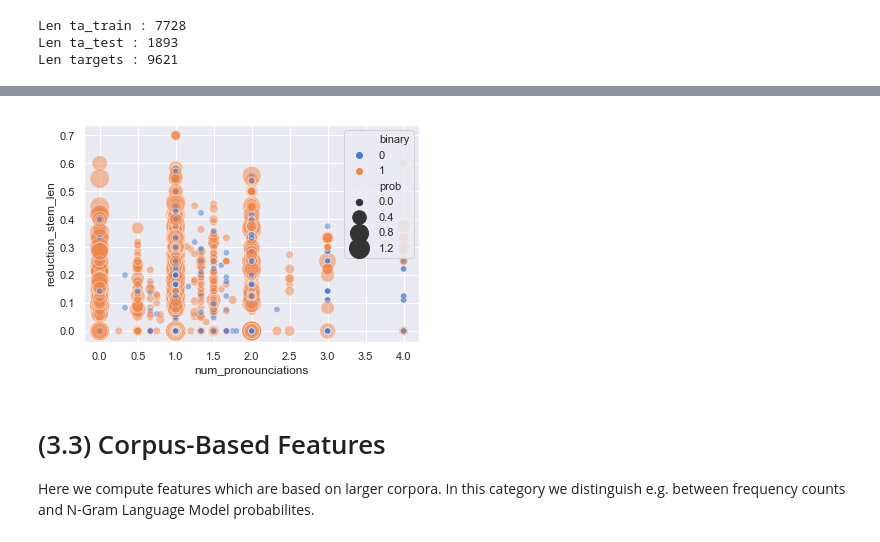
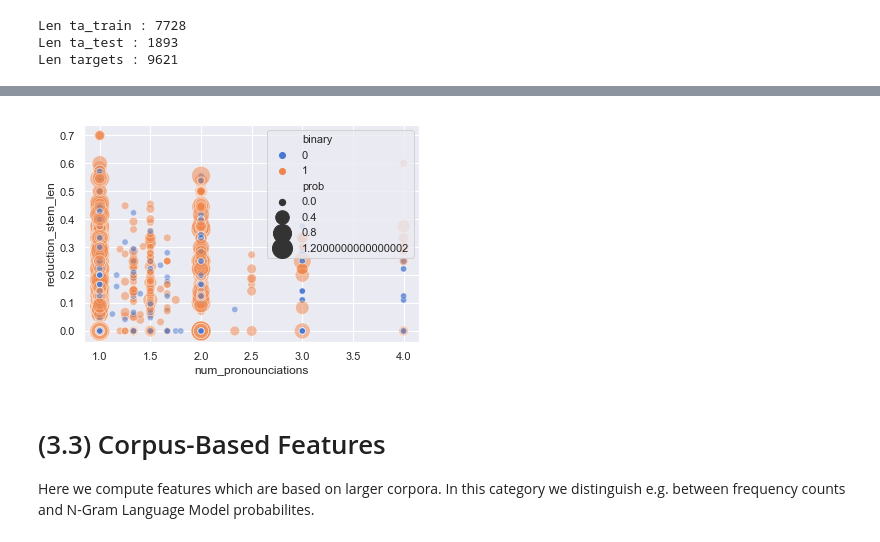
Before and after one commit to kristiankolthoff/CoWoPhId, a Jupyter notebook: python/features_cwi.ipynb, the cells around one changed output, grey strips where cells are left out. Drawn from its saved outputs; the diff is of its cells as text; code cells hidden in the pictures.

```diff
--- a/python/features_cwi.ipynb
+++ b/python/features_cwi.ipynb
@@ -72,6 +135,13 @@ def agg_feat_num_max(target, func_feature, *args):
 
 def agg_feat_num_min(target, func_feature, *args):
     return np.min([func_feature(token, *args) for token in word_tokenize(target)])
+# %%
+aggs_small = [Aggregation('mean', agg_feat_num_average), Aggregation('max', agg_feat_num_max)]
+aggs_all = [Aggregation('mean', agg_feat_num_average), Aggregation('median', agg_feat_num_median),
+            Aggregation('max', agg_feat_num_max), Aggregation('min', agg_feat_num_min),
+           Aggregation('weighted_mean', agg_feat_num_weighted_average_medium)]
+# %%
+aggs = aggs_small
 # %%
 def concat_feature_datasets(*args):
     zipped = zip(*args)
@@ -441,12 +277,0 @@ train.loc[train.hyphenated >=1,]
-# %%
-import seaborn as sns
-import matplotlib.pyplot as plt
-
-sns.set(style="darkgrid")
-
-data = dataset_fc_orthographic[0].train
-
-complexity_plot = sns.scatterplot(x="length", y="ratio_cap_letters", hue="binary", size='prob',
-            sizes=(40, 400), alpha=.5, palette="muted",
-            data=data)
-plt.show(complexity_plot)
@@ -811,3 +581,4 @@ feature_categories.append(fc_linguistic)
 # %%
-dataset_fc_linguistic = [FeatureDataset(ds.name, fc_linguistic,
-                        fc_linguistic.func(ds.train), fc_linguistic.func(ds.test)) for ds in datasets]
+dataset_fc_linguistic = [FeatureDataset(ds.name, fc_linguistic, agg,
+                        fc_linguistic.func(ds.train, agg.agg), fc_linguistic.func(ds.test, agg.agg)) for ds in datasets
+                        for agg in aggs]
@@ -903,19 +585,19 @@ Index(['id', 'sentence', 'start', 'end', 'target', 'nat', 'non_nat',
 # %%
 import seaborn as sns
 import matplotlib.pyplot as plt
 
 sns.set(style="darkgrid")
 
 #Select wikipedia train set of concatenation
-data = concat_features[0].train
+data = dataset_fc_linguistic[0].train
 #data = data.loc[data.cal_ngram_2_sim_min>0.8,]
 
 complexity_plot = sns.scatterplot(x="num_pronounciations", y="reduction_stem_len", hue="binary", size='prob',
             sizes=(40, 400), alpha=.5, palette="muted",
             data=data)
 plt.show(complexity_plot)
 # %% [output]
-[figure, old version]
+[figure, new version]
 # %%
 figure = complexity_plot.get_figure()
 figure.savefig('../plots/features/len-to-port-stem-steps.pdf')
```
Also changed, not shown: parts of 58 cells of this notebook.
